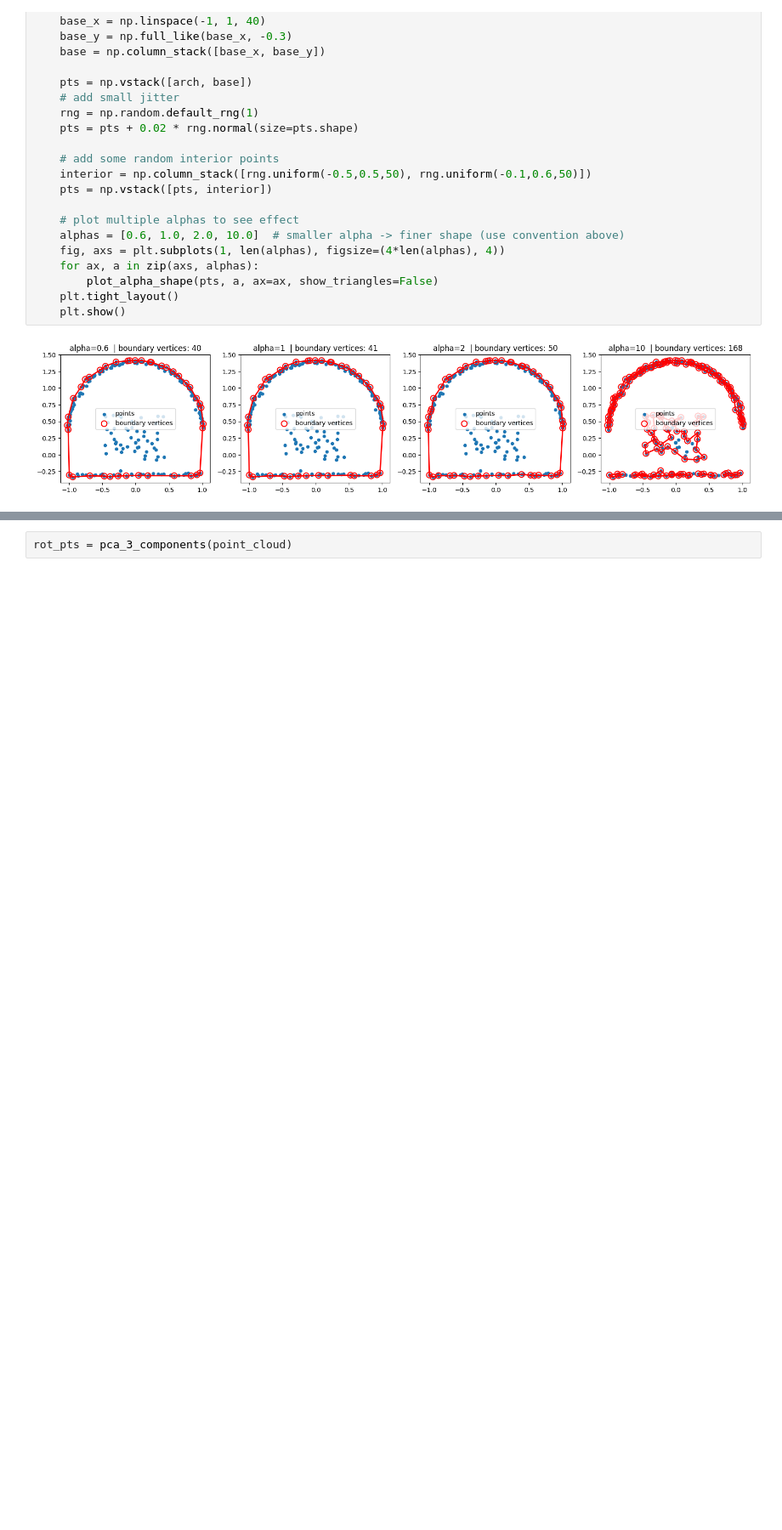
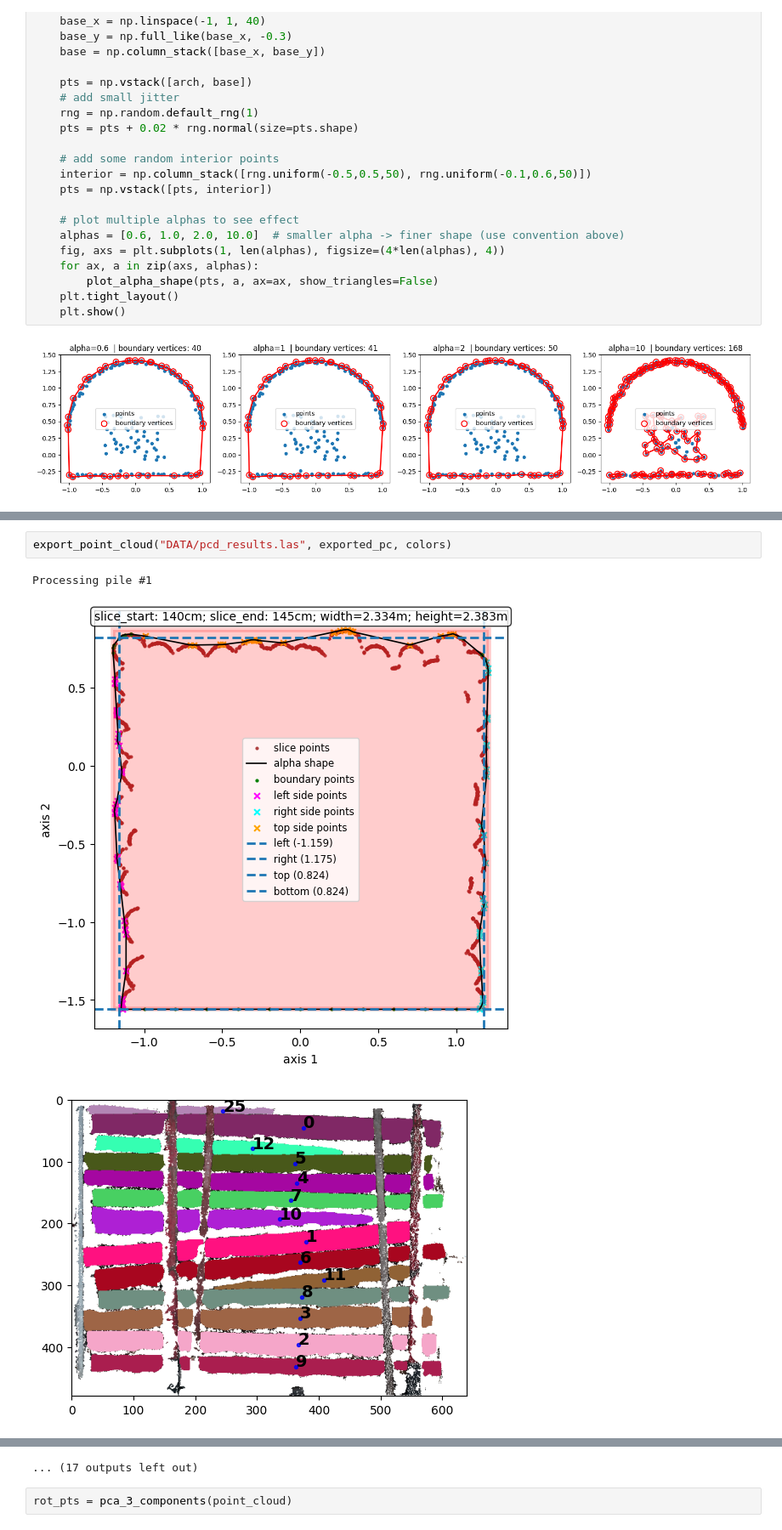
Before and after one commit to tmca-linein/text_sam_test, a Jupyter notebook: text_sam_3d.ipynb, the cells around one changed output, grey strips where cells are left out. Shown at 85% size. Saved outputs shown, nothing was run; the diff lists cells and outputs as text; blank space fills up the shorter version.

```diff
--- a/text_sam_3d.ipynb
+++ b/text_sam_3d.ipynb
@@ -1024,0 +1203,6 @@ def collect_points(perspectives, init_pc, resolution):
+# %%
+export_point_cloud("DATA/pcd_results.las", exported_pc, colors)
+# %% [output]
+Processing pile #1
+[figure, added]
+[figure, added]
@@ -1025,3 +1271,4 @@ def collect_points(perspectives, init_pc, resolution):
+... (17 outputs left out)
 # %%
 rot_pts = pca_3_components(point_cloud)
 # %%
```
Also changed, not shown: parts of 7 cells of this notebook, 6 other files.
